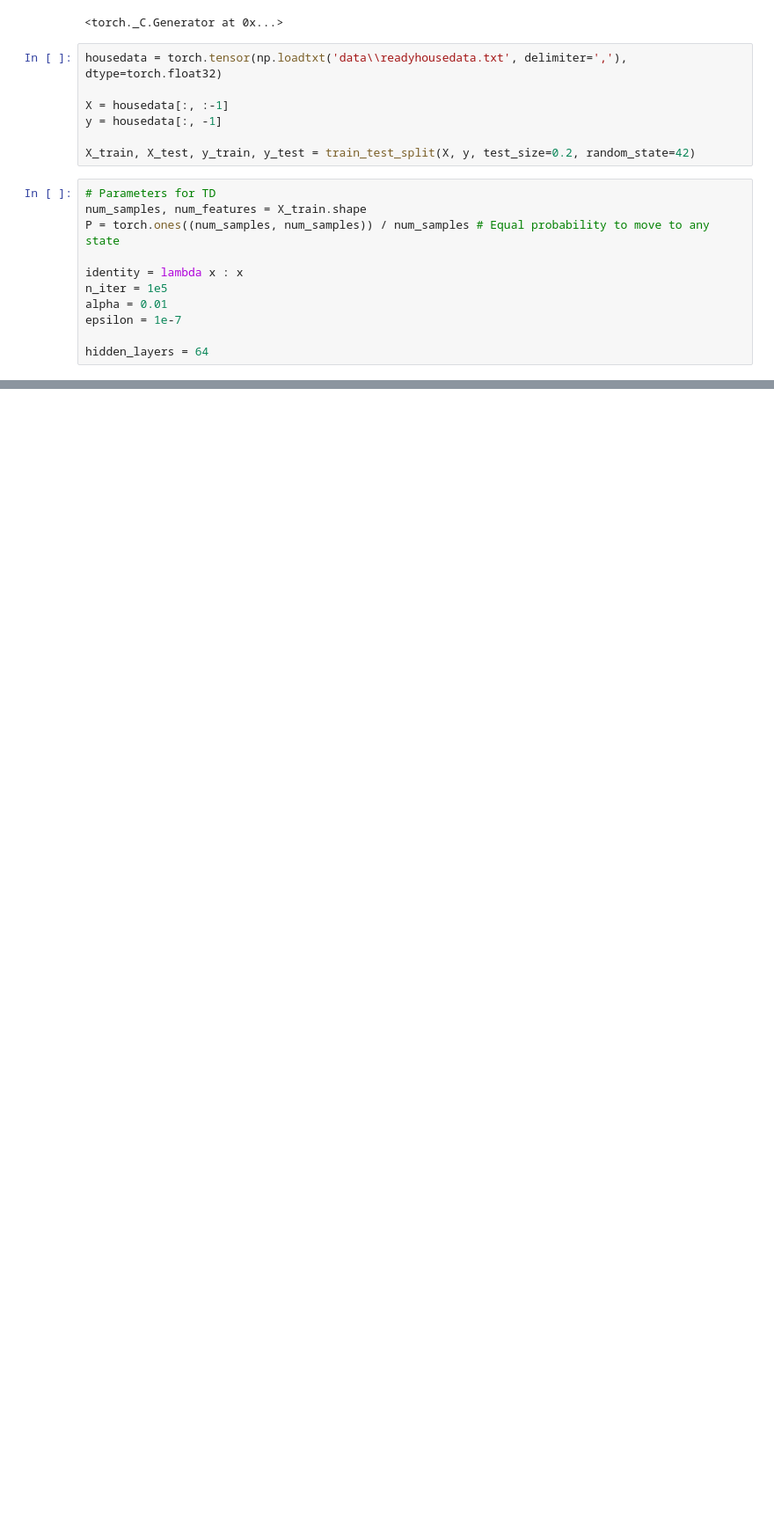
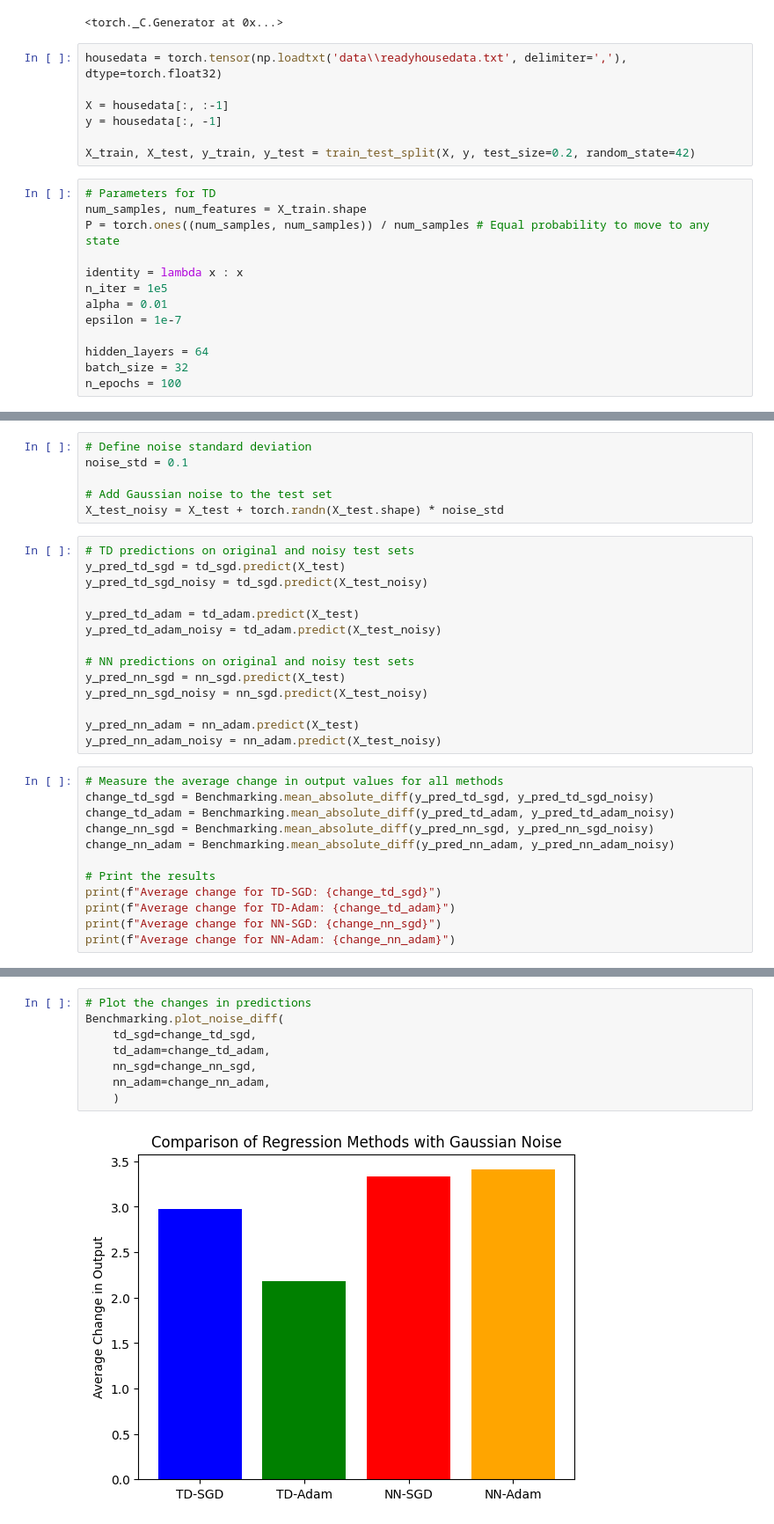
Before and after one commit to panu-hietanen/reinforcement-learning, a Jupyter notebook: House_Data_Comparison.ipynb, the cells around one changed output, grey strips where cells are left out. Shown: that part at 88% size. Cells and saved outputs as stored; diff of their text form; blank space fills up the shorter version.

Commit message:
Calculate mean differences of noisy data

```diff
--- a/House_Data_Comparison.ipynb
+++ b/House_Data_Comparison.ipynb
@@ -30,6 +32,8 @@ alpha = 0.01
 epsilon = 1e-7
 
 hidden_layers = 64
+batch_size = 32
+n_epochs = 100
 # %%
 # Initialise classes
 td_sgd = TD_SGD(
@@ -69,0 +100,32 @@ nn_adam = TwoLayerFCNN_Adam(
+# %%
+# Define noise standard deviation
+noise_std = 0.1
+
+# Add Gaussian noise to the test set
+X_test_noisy = X_test + torch.randn(X_test.shape) * noise_std
+# %%
+# TD predictions on original and noisy test sets
+y_pred_td_sgd = td_sgd.predict(X_test)
+y_pred_td_sgd_noisy = td_sgd.predict(X_test_noisy)
+
+y_pred_td_adam = td_adam.predict(X_test)
+y_pred_td_adam_noisy = td_adam.predict(X_test_noisy)
+
+# NN predictions on original and noisy test sets
+y_pred_nn_sgd = nn_sgd.predict(X_test)
+y_pred_nn_sgd_noisy = nn_sgd.predict(X_test_noisy)
+
+y_pred_nn_adam = nn_adam.predict(X_test)
+y_pred_nn_adam_noisy = nn_adam.predict(X_test_noisy)
+# %%
+# Measure the average change in output values for all methods
+change_td_sgd = Benchmarking.mean_absolute_diff(y_pred_td_sgd, y_pred_td_sgd_noisy)
+change_td_adam = Benchmarking.mean_absolute_diff(y_pred_td_adam, y_pred_td_adam_noisy)
+change_nn_sgd = Benchmarking.mean_absolute_diff(y_pred_nn_sgd, y_pred_nn_sgd_noisy)
+change_nn_adam = Benchmarking.mean_absolute_diff(y_pred_nn_adam, y_pred_nn_adam_noisy)
+
+# Print the results
+print(f"Average change for TD-SGD: {change_td_sgd}")
+print(f"Average change for TD-Adam: {change_td_adam}")
+print(f"Average change for NN-SGD: {change_nn_sgd}")
+print(f"Average change for NN-Adam: {change_nn_adam}")
@@ -69,0 +137,10 @@ nn_adam = TwoLayerFCNN_Adam(
+# %%
+# Plot the changes in predictions
+Benchmarking.plot_noise_diff(
+    td_sgd=change_td_sgd,
+    td_adam=change_td_adam,
+    nn_sgd=change_nn_sgd,
+    nn_adam=change_nn_adam,
+    )
+# %% [output]
+[figure, added]
```
Also changed, not shown: parts of 4 cells of this notebook.
